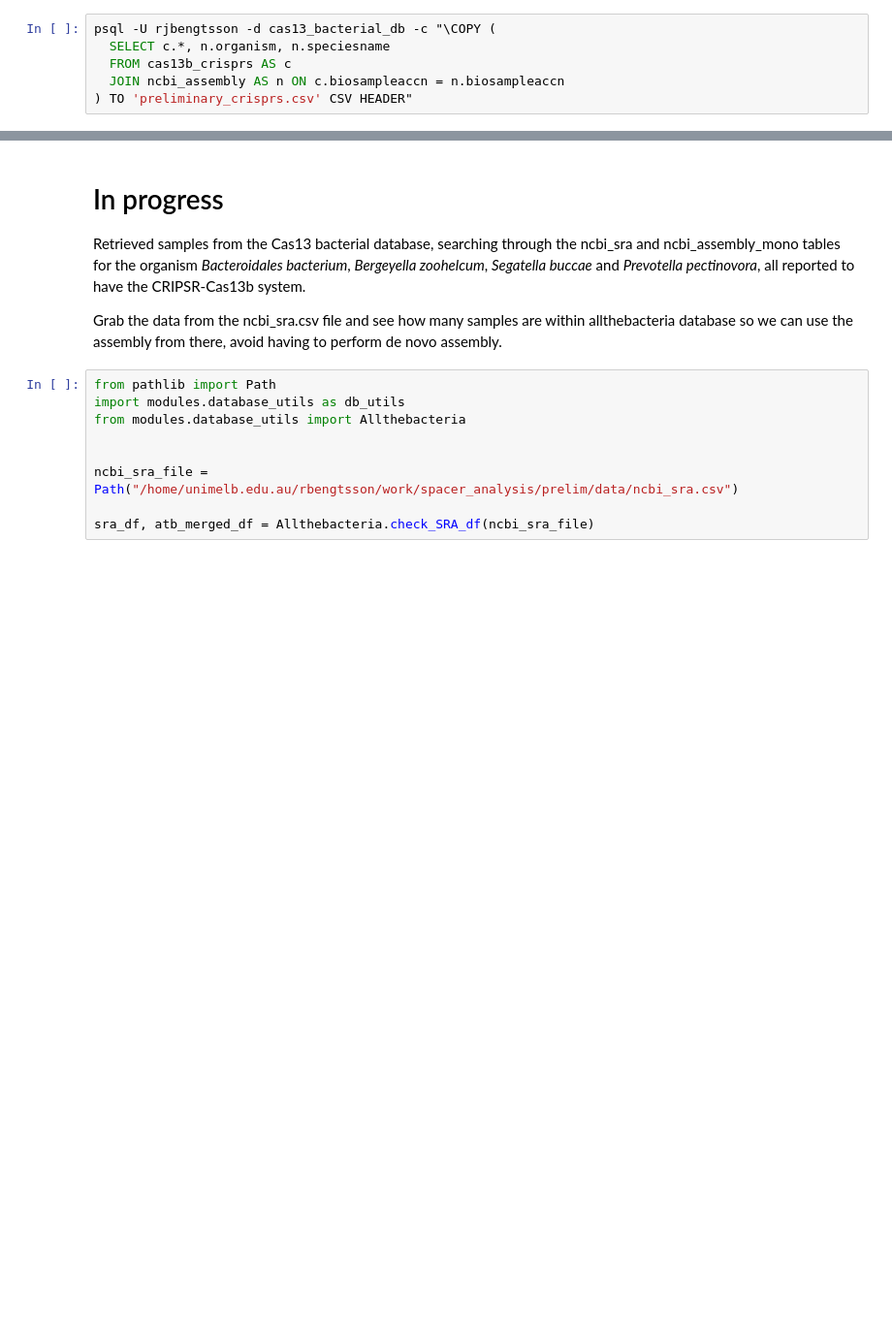
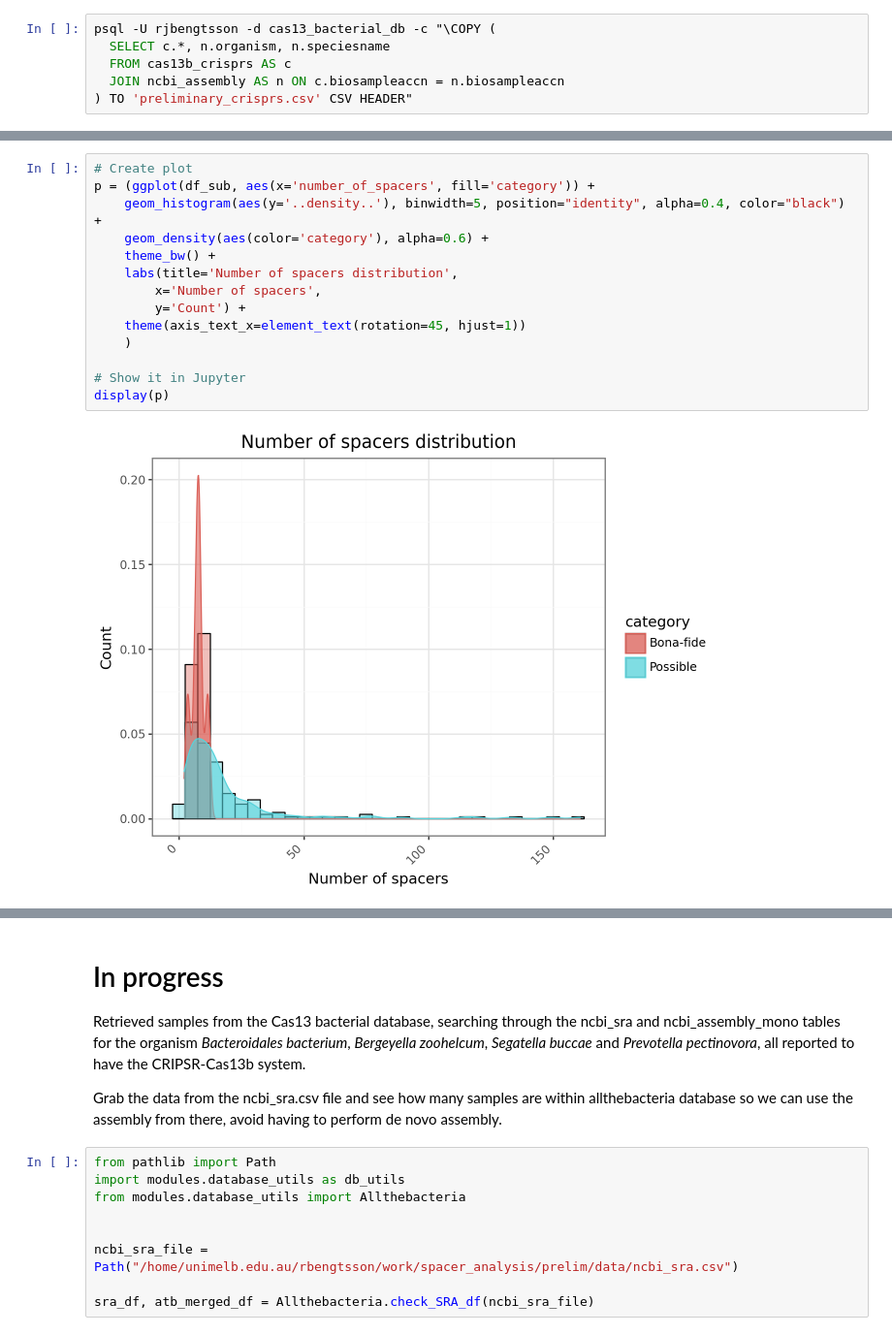
Before and after one commit to rjibengtsson/spacer_analysis, a Jupyter notebook: prelim/premlinary_analysis.ipynb, the cells around one changed output, grey strips where cells are left out. Shown at 97% size. Saved outputs shown, nothing was run; the diff lists cells and outputs as text; blank space fills up the shorter version.

```diff
--- a/prelim/premlinary_analysis.ipynb
+++ b/prelim/premlinary_analysis.ipynb
@@ -283,0 +402,16 @@ Then Grab list of array ids that have passed QC
+# %%
+# Create plot
+p = (ggplot(df_sub, aes(x='number_of_spacers', fill='category')) +
+    geom_histogram(aes(y='..density..'), binwidth=5, position="identity", alpha=0.4, color="black") +
+    geom_density(aes(color='category'), alpha=0.6) +
+    theme_bw() +
+    labs(title='Number of spacers distribution',
+        x='Number of spacers',
+        y='Count') +
+    theme(axis_text_x=element_text(rotation=45, hjust=1))
+    )
+
+# Show it in Jupyter
+display(p)
+# %% [output]
+[figure, added]
```
Also changed, not shown: parts of 10 cells of this notebook, 11 other files.
